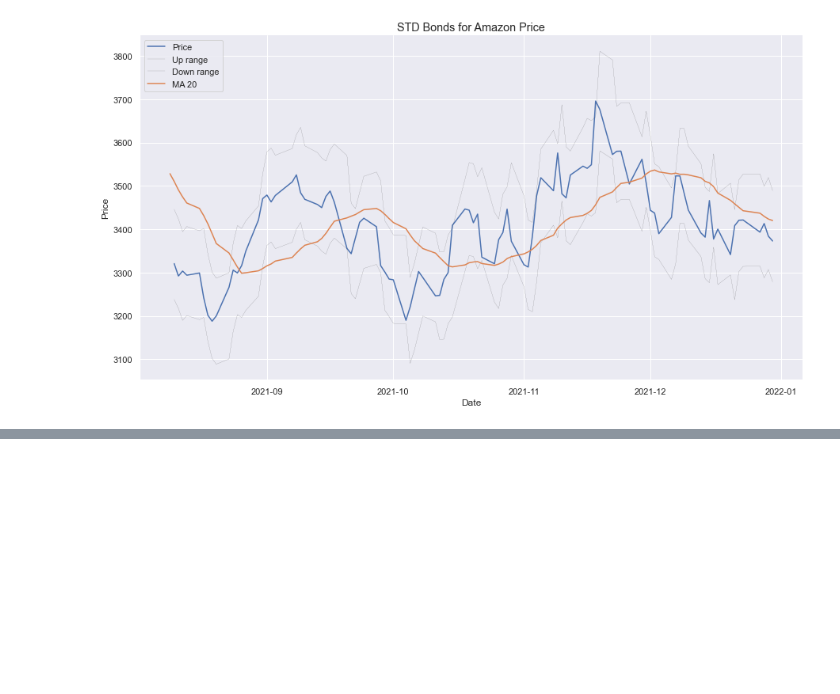
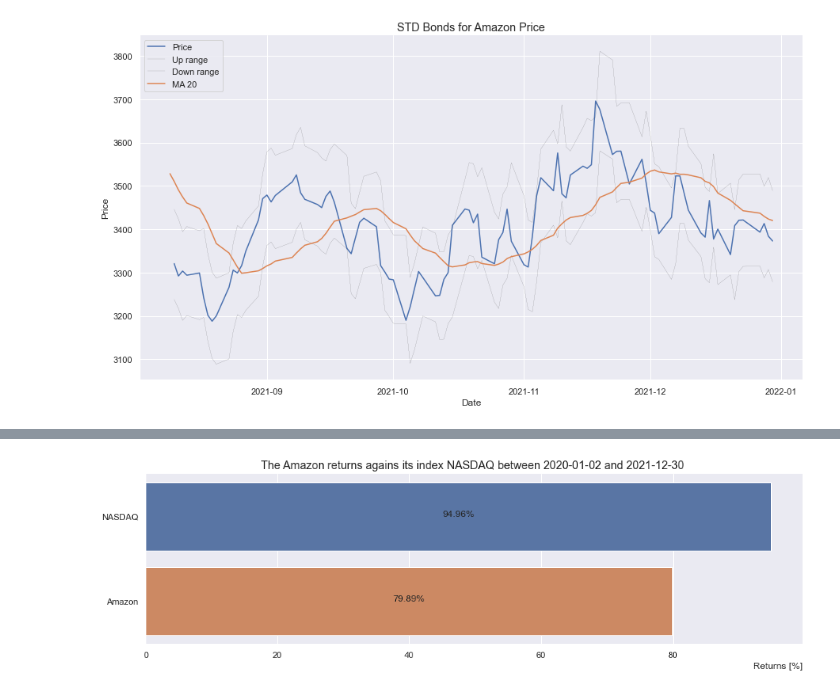
Before and after one commit to TBSDA/Data_Visualization, a Jupyter notebook: Asset_Price_Visualization.ipynb, the cells around one changed output, grey strips where cells are left out. Cells and saved outputs as stored; diff of their text form; code cells hidden in the pictures; blank space fills up the shorter version.

```diff
--- a/Asset_Price_Visualization.ipynb
+++ b/Asset_Price_Visualization.ipynb
@@ -586,0 +624,4 @@ show_std_bonds_chart(comp_1d_data, 100)
+# %%
+show_returns_vs_index(index_1d_data, comp_1d_data, '2020-01-02', '2021-12-30')
+# %% [output]
+[figure, added]
```
Also changed, not shown: parts of 6 cells of this notebook.
